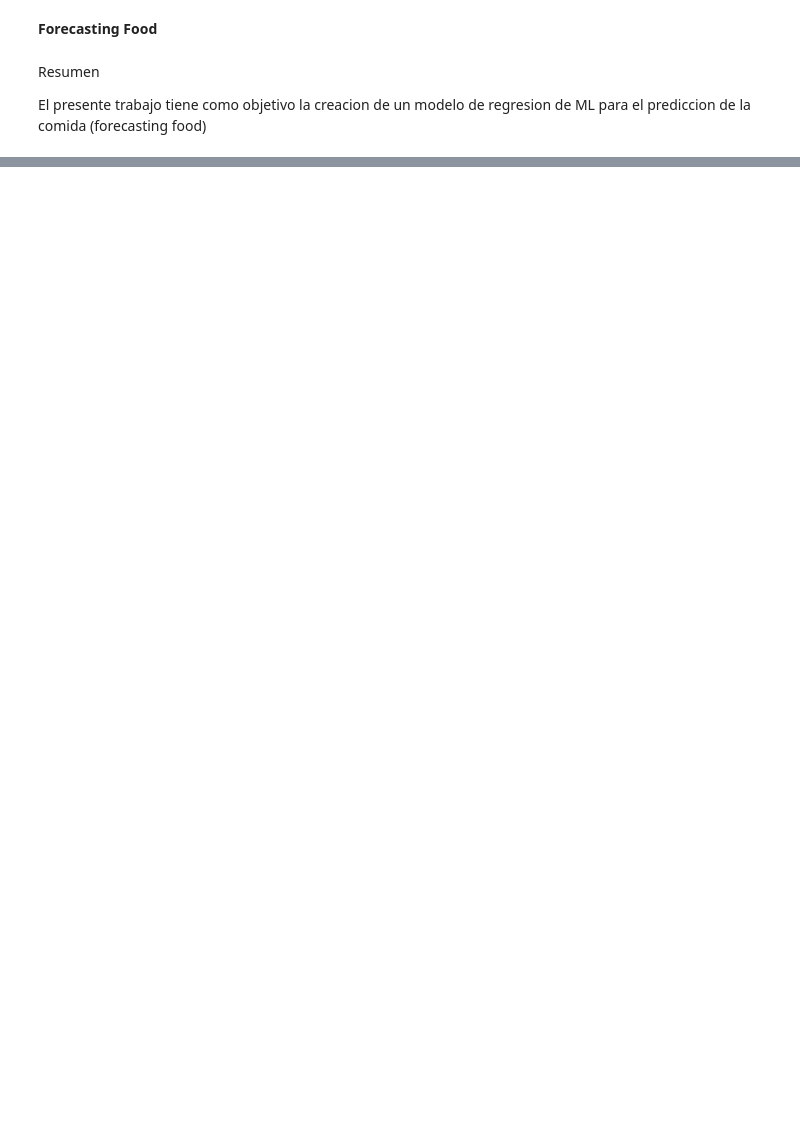
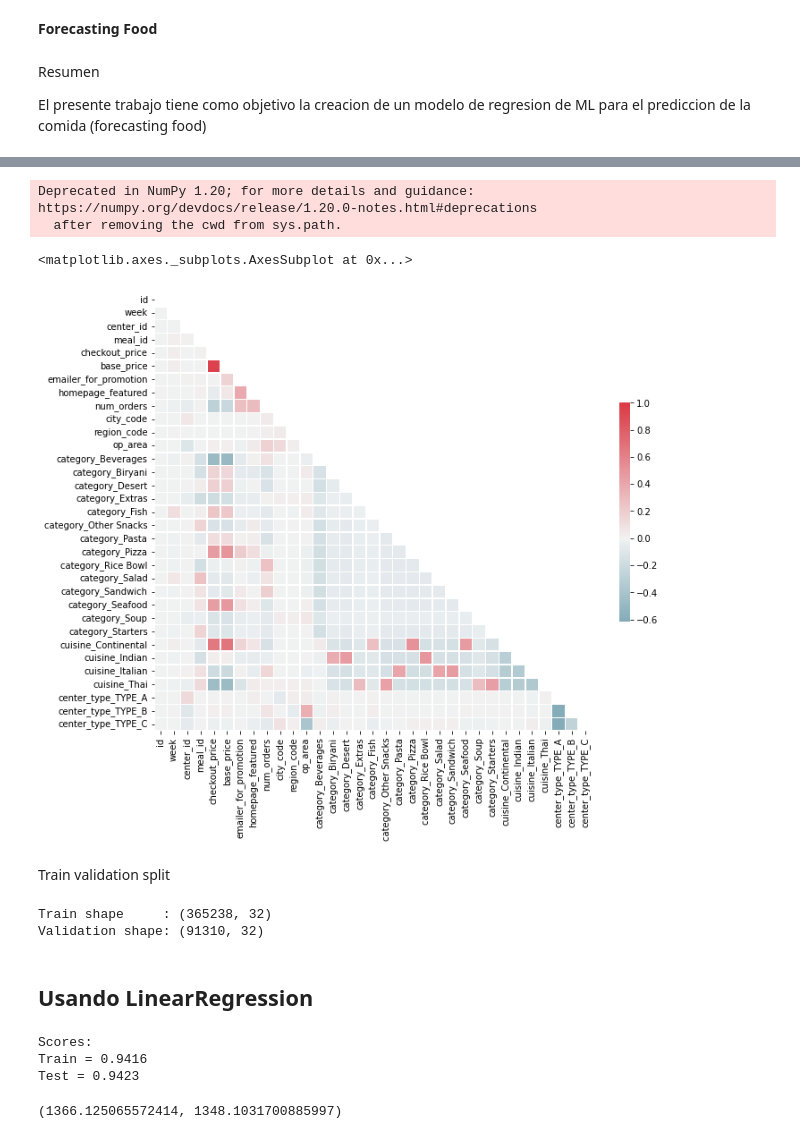
Before and after one commit to fduartej/forecasting-food, a Jupyter notebook: Forecasting_food.ipynb, the cells around one changed output, grey strips where cells are left out. Cells and saved outputs as stored; diff of their text form; code cells hidden in the pictures; blank space fills up the shorter version.

```diff
--- a/Forecasting_food.ipynb
+++ b/Forecasting_food.ipynb
@@ -16,0 +40,7 @@ import pandas as pd
+# %%
+#merge meal_info into train
+historico_join = pd.merge(historico,
+                      meal_info,
+                      on ='meal_id',
+                      how ='inner')
+historico_join.head()
@@ -16,0 +54,8 @@ import pandas as pd
+# %%
+#merge fulfilment_center_info into train
+
+historico_join = pd.merge(historico_join,
+                      fulfilment_center_info,
+                      on ='center_id',
+                      how ='inner')
+historico_join.head()
@@ -16,0 +69,3 @@ import pandas as pd
+# %%
+#convert categorical string data into numeric
+historico_data=pd.get_dummies(historico_join)
@@ -16,0 +115,29 @@ import pandas as pd
+# %%
+#Multicolinearidad
+corr = historico_data.corr()
+
+mask = np.zeros_like(corr, dtype=np.bool)
+mask[np.triu_indices_from(mask)] = True
+f, ax = plt.subplots(figsize=(11, 9))
+cmap = sns.diverging_palette(220, 10, as_cmap=True)
+sns.heatmap(corr, mask=mask, cmap=cmap, vmax=1, center=0,
+            square=True, linewidths=.5, cbar_kws={"shrink": .5})
+# %% [output]
+Deprecated in NumPy 1.20; for more details and guidance: https://numpy.org/devdocs/release/1.20.0-notes.html#deprecations
+  after removing the cwd from sys.path.
+<matplotlib.axes._subplots.AxesSubplot at 0x...>
+[figure, added]
+# %% [markdown]
+Train validation split
+# %%
+x = historico_data.drop('checkout_price', axis=1)
+y = historico_data['checkout_price']
+
+x_train, x_test, y_train, y_test = train_test_split(x, y, test_size=0.2, random_state=42)
+print(f'Train shape     : {x_train.shape}')
+print(f'Validation shape: {x_test.shape}')
+# %% [output]
+Train shape     : (365238, 32)
+Validation shape: (91310, 32)
+# %% [markdown]
+## Usando LinearRegression
@@ -16,0 +149,16 @@ import pandas as pd
+# %%
+from sklearn.linear_model import LinearRegression
+
+m = LinearRegression()
+m.fit(x_train, y_train)
+score(m, x_train, y_train, x_test, y_test)
+# %% [output]
+Scores:
+Train = 0.9416
+Test = 0.9423
+# %%
+# Veamos el MSE  --- NIVEL DE ERROR ES ALTO
+from sklearn.metrics import mean_squared_error
+mean_squared_error(y_train, m.predict(x_train)), mean_squared_error(y_test, m.predict(x_test))
+# %% [output]
+(1366.125065572414, 1348.1031700885997)
```
Also changed, not shown: parts of 10 cells of this notebook.
